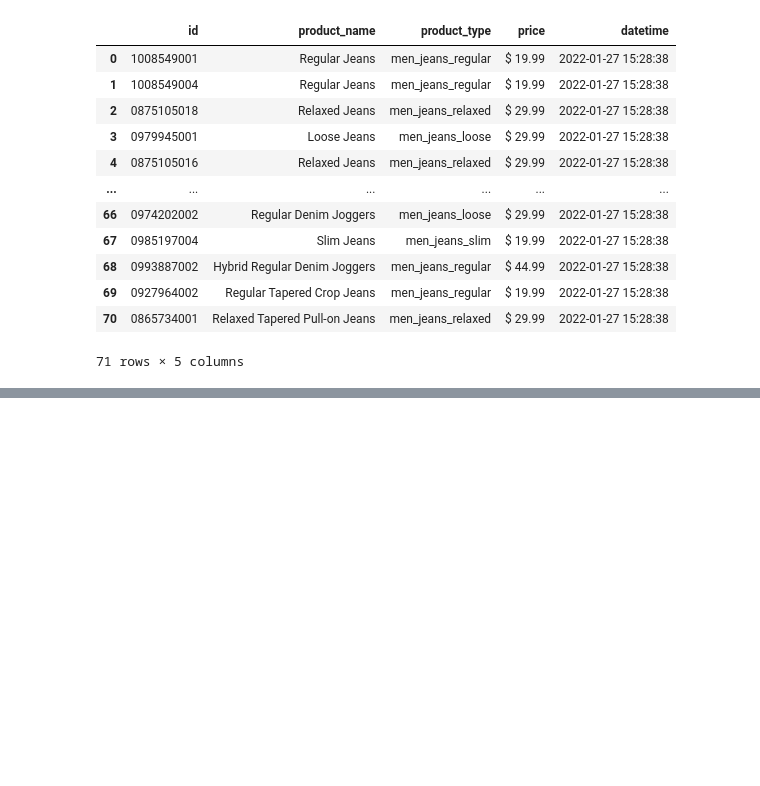
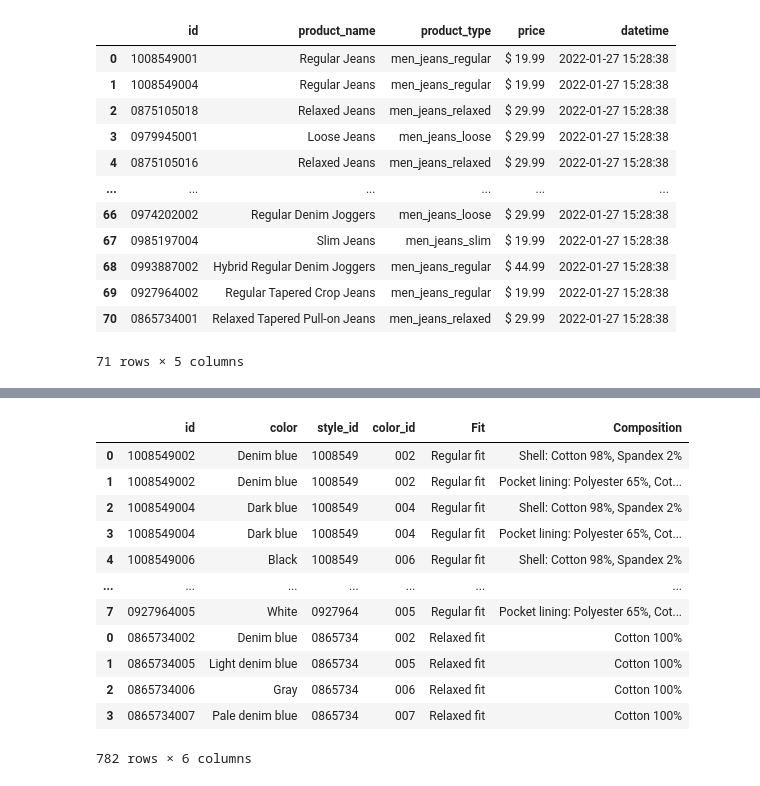
Before and after one commit to lucasquemelli/Star_Jeans, a Jupyter notebook: Star_Jeans.ipynb, the cells around one changed output, grey strips where cells are left out. Cells and saved outputs as stored; diff of their text form; code cells hidden in the pictures; blank space fills up the shorter version.

```diff
--- a/Star_Jeans.ipynb
+++ b/Star_Jeans.ipynb
@@ -320,0 +367,16 @@ for i in range(len(data)):
+# %%
+df_final
+# %% [output]
+|  | id | color | style_id | color_id | Fit | Composition |
+| 0 | 1008549002 | Denim blue | 1008549 | 002 | Regular fit | Shell: Cotton 98%, Spandex 2% |
+| 1 | 1008549002 | Denim blue | 1008549 | 002 | Regular fit | Pocket lining: Polyester 65%, Cot... |
+| 2 | 1008549004 | Dark blue | 1008549 | 004 | Regular fit | Shell: Cotton 98%, Spandex 2% |
+| 3 | 1008549004 | Dark blue | 1008549 | 004 | Regular fit | Pocket lining: Polyester 65%, Cot... |
+| 4 | 1008549006 | Black | 1008549 | 006 | Regular fit | Shell: Cotton 98%, Spandex 2% |
+| ... | ... | ... | ... | ... | ... | ... |
+| 7 | 0927964005 | White | 0927964 | 005 | Regular fit | Pocket lining: Polyester 65%, Cot... |
+| 0 | 0865734002 | Denim blue | 0865734 | 002 | Relaxed fit | Cotton 100% |
+| 1 | 0865734005 | Light denim blue | 0865734 | 005 | Relaxed fit | Cotton 100% |
+| 2 | 0865734006 | Gray | 0865734 | 006 | Relaxed fit | Cotton 100% |
+| 3 | 0865734007 | Pale denim blue | 0865734 | 007 | Relaxed fit | Cotton 100% |
+782 rows × 6 columns
```
Also changed, not shown: parts of 23 cells of this notebook, 1 other file.
